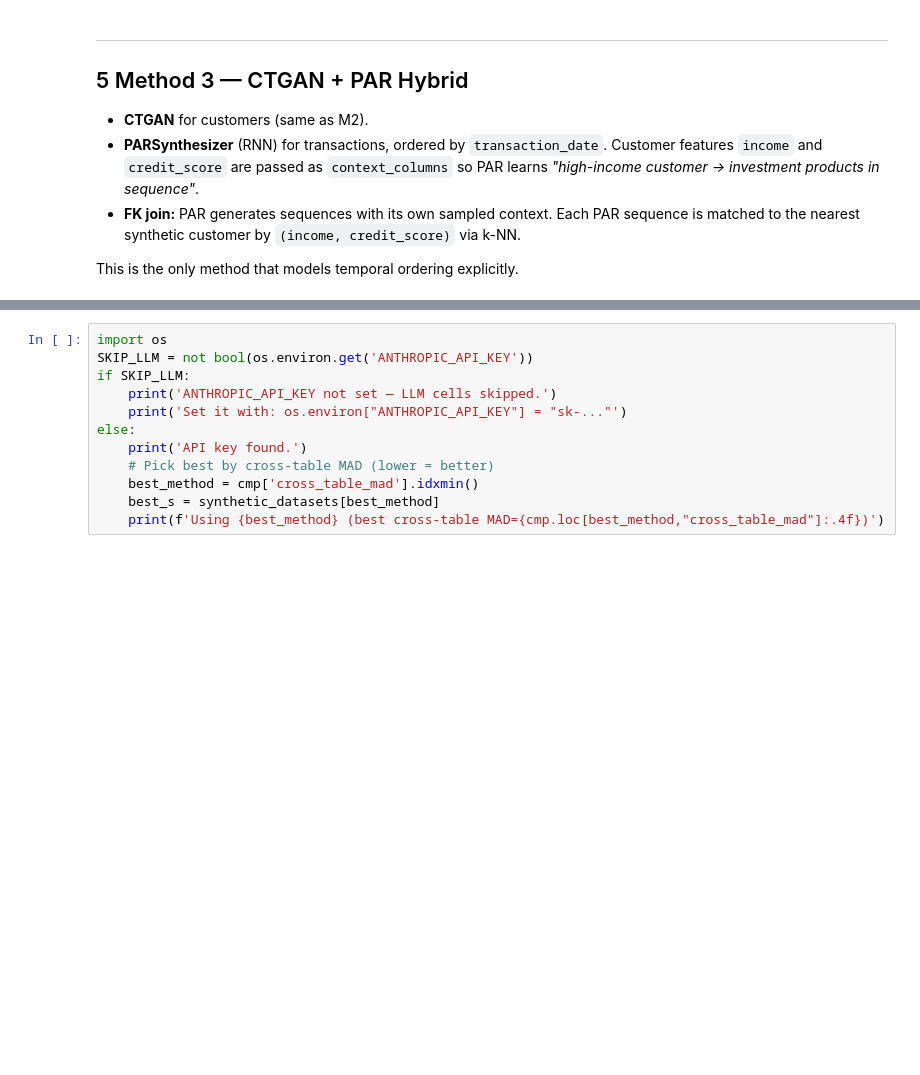
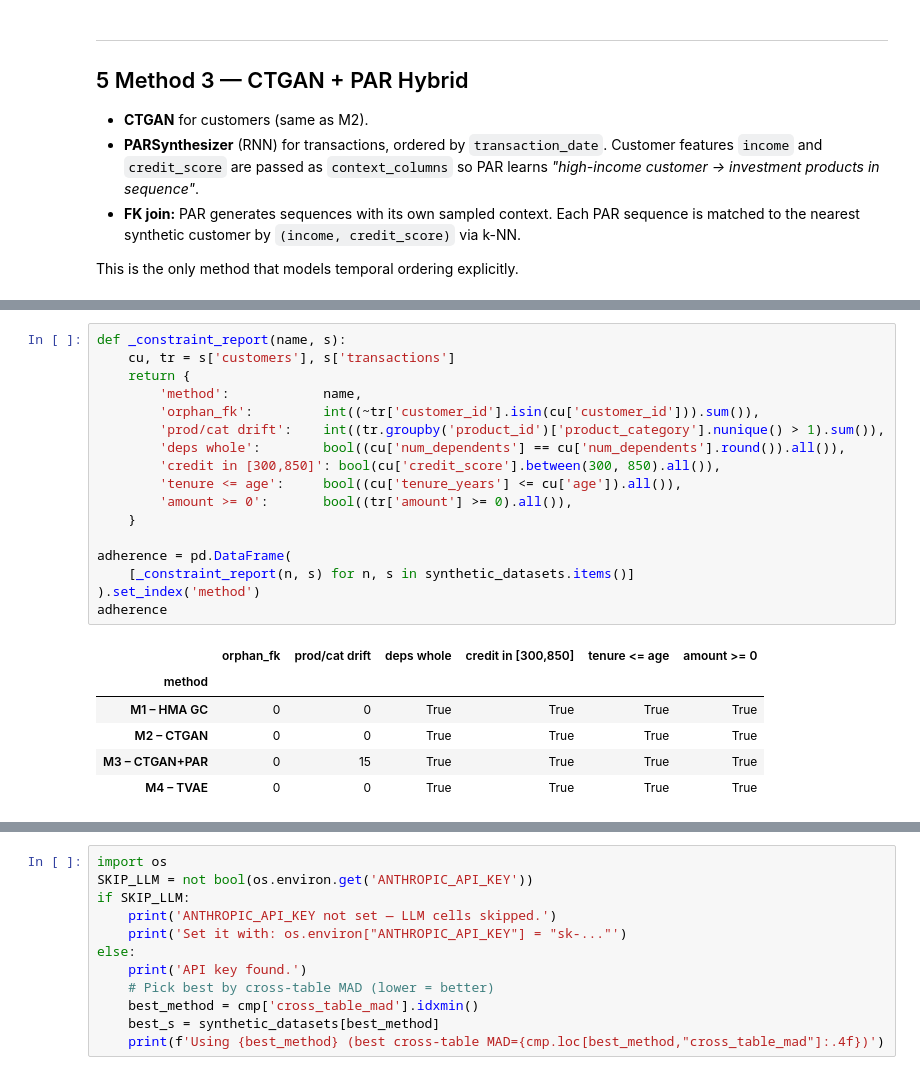
Before and after one commit to dylanwang2111/synthetic_data_gen, a Jupyter notebook: synthetic_data_pipeline.ipynb, the cells around one changed output, grey strips where cells are left out. Saved outputs shown, nothing was run; the diff lists cells and outputs as text; blank space fills up the shorter version.

```diff
--- a/synthetic_data_pipeline.ipynb
+++ b/synthetic_data_pipeline.ipynb
@@ -400,2 +456,26 @@ Running full comparison …
+# %%
+def _constraint_report(name, s):
+    cu, tr = s['customers'], s['transactions']
+    return {
+        'method':            name,
+        'orphan_fk':         int((~tr['customer_id'].isin(cu['customer_id'])).sum()),
+        'prod/cat drift':    int((tr.groupby('product_id')['product_category'].nunique() > 1).sum()),
+        'deps whole':        bool((cu['num_dependents'] == cu['num_dependents'].round()).all()),
+        'credit in [300,850]': bool(cu['credit_score'].between(300, 850).all()),
+        'tenure <= age':     bool((cu['tenure_years'] <= cu['age']).all()),
+        'amount >= 0':       bool((tr['amount'] >= 0).all()),
+    }
+
+adherence = pd.DataFrame(
+    [_constraint_report(n, s) for n, s in synthetic_datasets.items()]
+).set_index('method')
+adherence
+# %% [output]
+|  | orphan_fk | prod/cat drift | deps whole | credit in [300,850] | tenure <= age | amount >= 0 |
+| method |  |  |  |  |  |  |
+| M1 – HMA GC | 0 | 0 | True | True | True | True |
+| M2 – CTGAN | 0 | 0 | True | True | True | True |
+| M3 – CTGAN+PAR | 0 | 15 | True | True | True | True |
+| M4 – TVAE | 0 | 0 | True | True | True | True |
 # %% [markdown]
 ---
```
Also changed, not shown: parts of 22 cells of this notebook, 24 other files.
